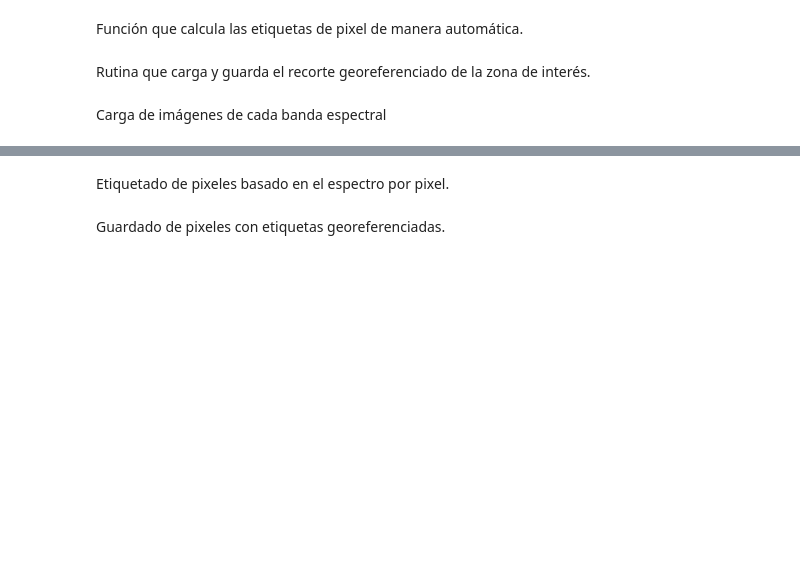
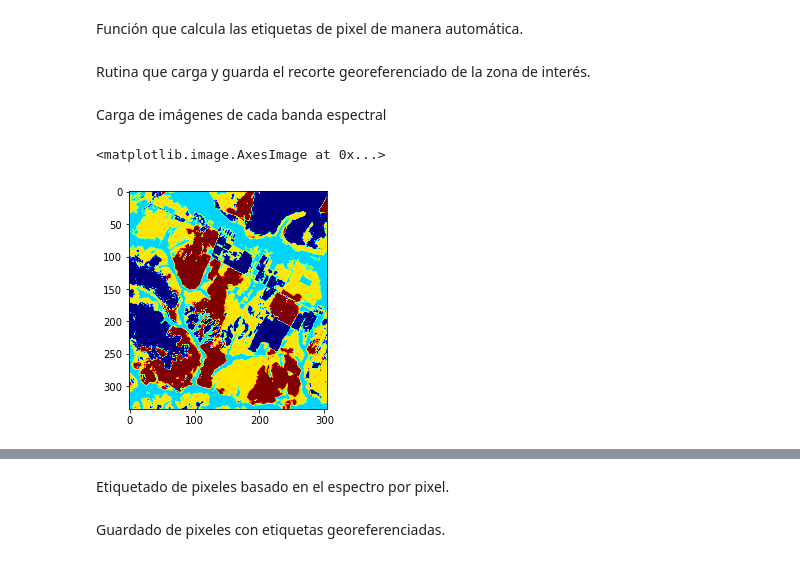
Before and after one commit to AGROSAVIA-EXTERNOS/AgClust, a Jupyter notebook: Documentacion/Model/main.ipynb, the cells around one changed output, grey strips where cells are left out. Cells and saved outputs as stored; diff of their text form; code cells hidden in the pictures; blank space fills up the shorter version.

Commit message:
updated clustering algorithm, showing results

```diff
--- a/Documentacion/Model/main.ipynb
+++ b/Documentacion/Model/main.ipynb
@@ -203,3 +203,15 @@ bands = [read_band(href) for href in signed_hrefs]
 
 #bands.append(label)
 #multiband_data = np.stack(bands)
+# %%
+pixeld=np.concatenate((bands[0].reshape((-1,1)),bands[1].reshape((-1,1)),bands[2].reshape((-1,1)),bands[3].reshape((-1,1)),bands[4].reshape((-1,1)),bands[5].reshape((-1,1)),bands[6].reshape((-1,1))),axis=1)
+# %%
+from sklearn import cluster
+k_means=cluster.KMeans(n_clusters=4)
+_=k_means.fit(pixeld)
+X_clustered=k_means.labels_
+X_clustered=X_clustered.reshape(bands[0].shape)
+plt.imshow(X_clustered, cmap='jet')
+# %% [output]
+<matplotlib.image.AxesImage at 0x...>
+[figure, added]
```
Also changed, not shown: parts of 4 cells of this notebook.
